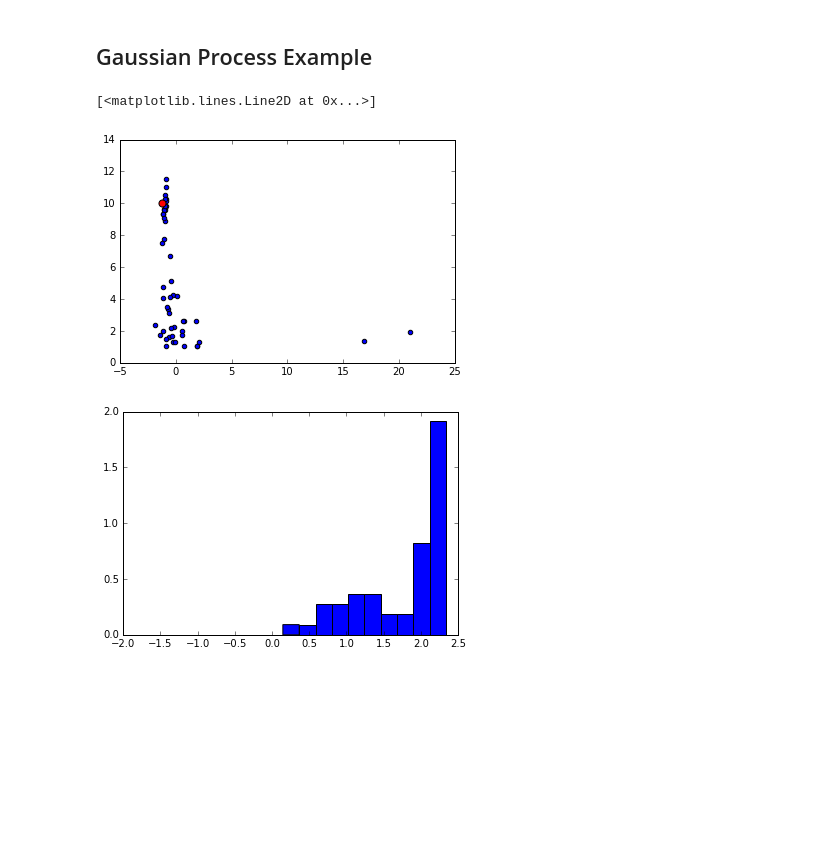
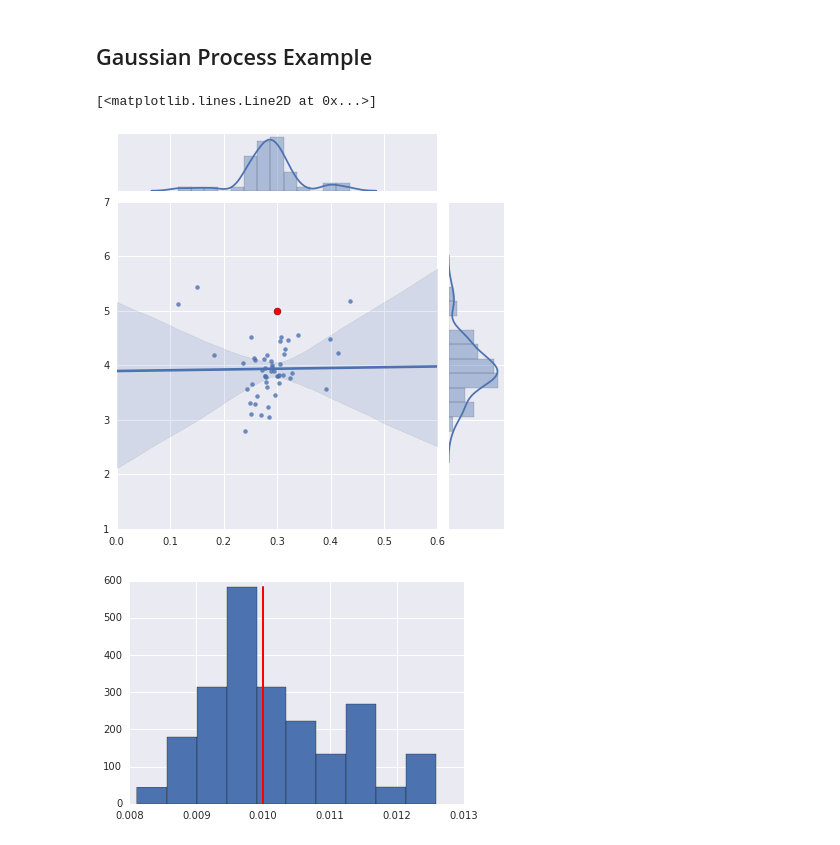
Before and after one commit to avonmoll/gprn-notebook, a Jupyter notebook: notebook.ipynb, the cells around one changed output. Drawn from its saved outputs; the diff is of its cells as text; code cells hidden in the pictures; blank space fills up the shorter version.

Commit message:
Updated plotting, fixed noise representation

```diff
--- a/notebook.ipynb
+++ b/notebook.ipynb
@@ -71,10 +72,10 @@ def d_covariance(d_inverse, K):
     invK = np.linalg.inv(K)
     return -invK.dot(d_inverse).dot(invK)
 
-n_iter = 5
+n_iter = 50
 gp_len = np.zeros((n_iter,1))
 gp_mag = np.zeros((n_iter,1))
-noise_std = np.zeros((n_iter,1))
+noise = np.zeros((n_iter,1))
 
 true_ls = 0.3
 true_amp = 5
@@ -111,14 +112,15 @@ for i in range(n_iter):
 
     gp_len[i] = np.exp(parameters.get_moments()[0][0])
     gp_mag[i] = np.exp(parameters.get_moments()[0][1])
-    noise_std[i] = tau.get_moments()[0]**(-1)
+    noise[i] = tau.get_moments()[0]**(-1)
 # %%
-plt.scatter(gp_len, gp_mag)
+g = sns.JointGrid(gp_len, gp_mag)
+g = g.plot(sns.regplot, sns.distplot)
 plt.scatter(0.3, 5, s=50, c="red")
 plt.figure()
-n, bins, patches = plt.hist(np.log(noise_std), normed=True)
-plt.plot([-2]*2, [0, np.max(n)], color="red",linewidth=2)
+n, bins, patches = plt.hist(noise_std, normed=True)
+plt.plot([true_noise]*2, [0, int(np.max(n)) + 1], color="red",linewidth=2)
 # %% [output]
 [<matplotlib.lines.Line2D at 0x...>]
-[figure, old version]
+[figure, new version]
-[figure, old version]
+[figure, new version]
```
Also changed, not shown: parts of 2 cells of this notebook.
